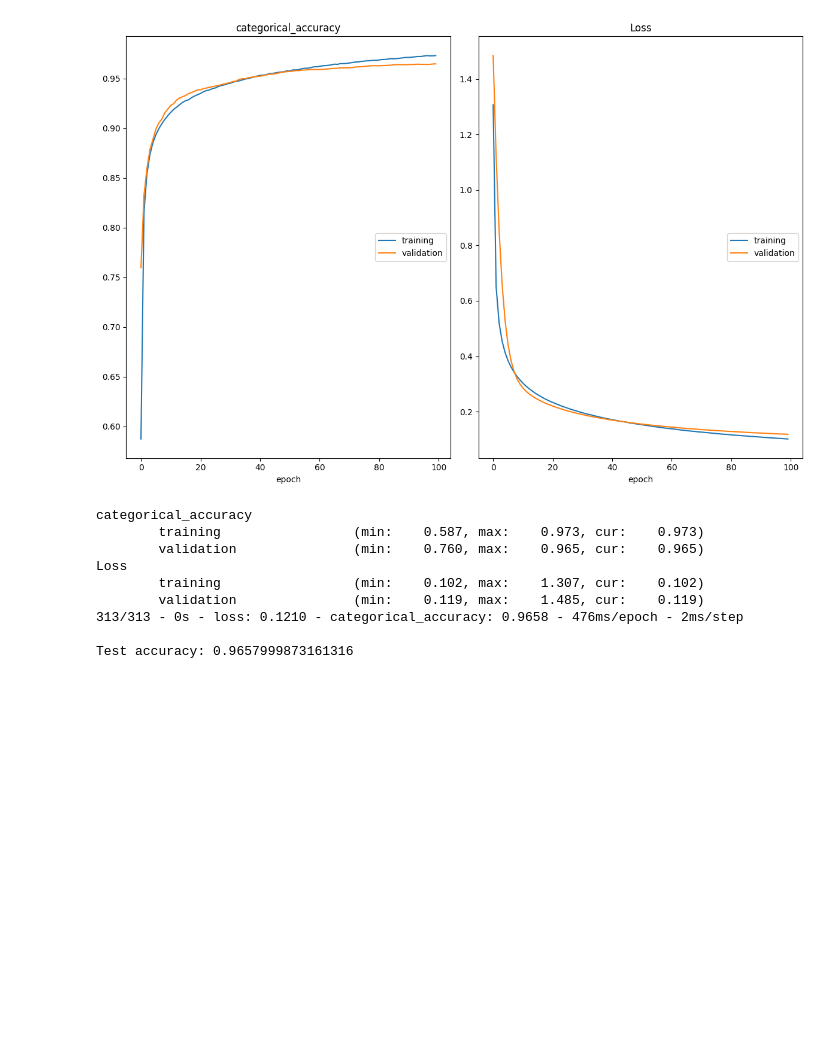
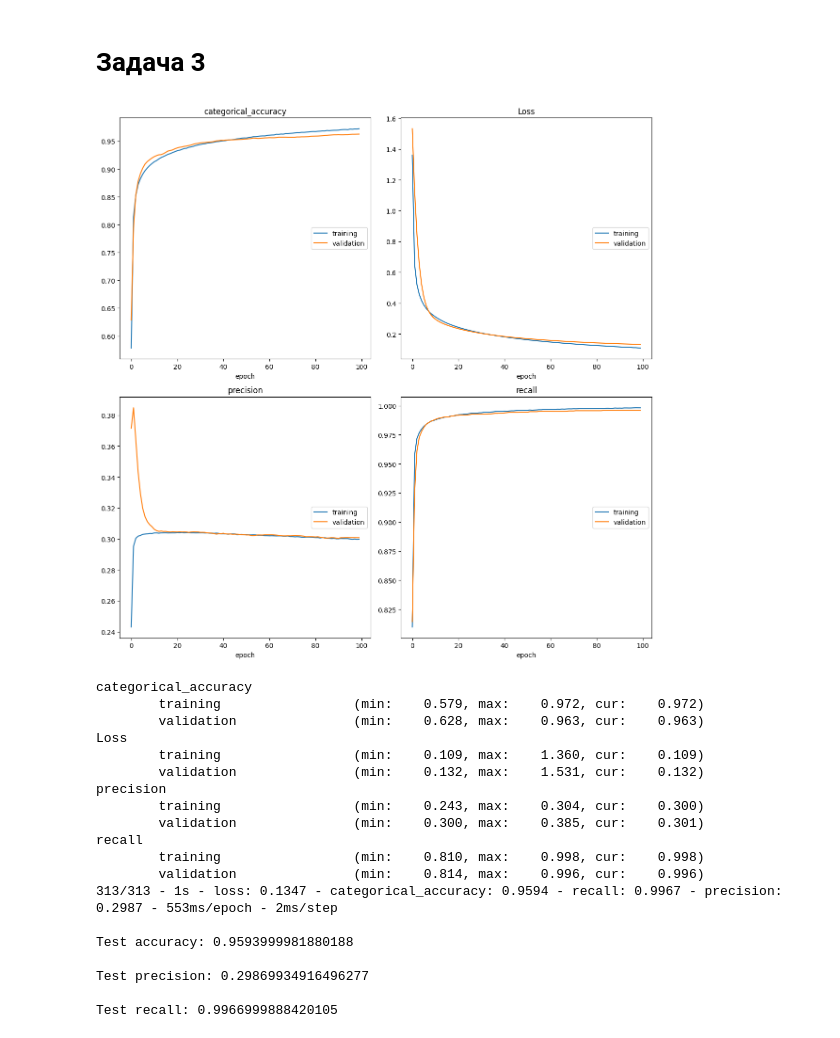
Before and after one commit to mav735/YandexLyceumML, a Jupyter notebook: seminar_5/task.ipynb, the cells around one changed output. Drawn from its saved outputs; the diff is of its cells as text; code cells hidden in the pictures; blank space fills up the shorter version.

```diff
--- a/seminar_5/task.ipynb
+++ b/seminar_5/task.ipynb
@@ -2,0 +17,12 @@
+# %%
+model = tf.keras.Sequential([
+    tf.keras.layers.Flatten(input_shape=(28, 28)),
+    tf.keras.layers.Dense(128, activation='relu'),
+    tf.keras.layers.BatchNormalization(),
+    tf.keras.layers.Dense(10)
+])
+
+model.compile(
+    optimizer='sgd',
+    loss=tf.keras.losses.CategoricalCrossentropy(from_logits=True),
+    metrics=['categorical_accuracy', tf.keras.metrics.Recall(), tf.keras.metrics.Precision()])
@@ -3,55 +52,55 @@
+# %% [markdown]
+# Задача 3
 # %%
-import tensorflow as tf
-from livelossplot import PlotLossesKeras
-
-model = tf.keras.Sequential([
-    tf.keras.layers.Flatten(input_shape=(28, 28)),
-    tf.keras.layers.Dense(128, activation='relu'),
-    tf.keras.layers.BatchNormalization(),
-    tf.keras.layers.Dense(10)
-])
-
-model.compile(optimizer='sgd',
-              loss=tf.keras.losses.CategoricalCrossentropy(from_logits=True),
-              metrics=['categorical_accuracy'])
-
-model.summary()
-
-mnist = tf.keras.datasets.mnist
-
 (x_train_full, y_train_full), (x_test, y_test) = mnist.load_data()
 x_train_full, x_test = x_train_full / 255.0, x_test / 255.0
 
-y_train_full_one_hot = tf.one_hot(y_train_full, 10)
-y_test_one_hot = tf.one_hot(y_test, 10)
+n_values = 10
+y_train_full_one_hot = tf.one_hot(y_train_full, n_values)
+y_test_one_hot = tf.one_hot(y_test, n_values)
 
+val_size = 0.1
 size = x_train_full.shape[0]
+batch = 1024
 x_val, y_val_one_hot = x_train_full[:int(size * 0.1)], y_train_full_one_hot[:int(size * 0.1)]
 x_train, y_train_one_hot = x_train_full[int(size * 0.1):], y_train_full_one_hot[int(size * 0.1):]
 
 train_dataset = tf.data.Dataset.from_tensor_slices((x_train, y_train_one_hot))
 train_dataset = train_dataset.shuffle(1024)
 train_dataset = train_dataset.batch(1024)
 
-val_dataset = tf.data.Dataset.from_tensor_slices((x_val, y_val_one_hot)).shuffle(1024).batch(1024)
+val_dataset = tf.data.Dataset.from_tensor_slices((x_val, y_val_one_hot))
+val_dataset = val_dataset.shuffle(1024)
+val_dataset = val_dataset.batch(1024)
 
-model.fit(train_dataset,
-          validation_data=val_dataset,
-          epochs=100,
-          callbacks=[PlotLossesKeras(),
-                     tf.keras.callbacks.EarlyStopping(monitor='loss', patience=3)], verbose=False)
+callback_ = tf.keras.callbacks.EarlyStopping(monitor='loss', patience=3)
 
-test_loss, test_acc = model.evaluate(x_test,  y_test_one_hot, verbose=2)
+model.fit(train_dataset, validation_data=val_dataset, epochs=100,
+          callbacks=[PlotLossesKeras(), callback_], verbose=False)
+
+test_loss, test_acc, test_recall, test_prec = model.evaluate(x_test,  y_test_one_hot, verbose=2)
 
 print('\nTest accuracy:', test_acc)
+print('\nTest precision:', test_prec)
+print('\nTest recall:', test_recall)
 # %% [output]
-[figure, old version]
+[figure, new version]
 categorical_accuracy
-        training                 (min:    0.587, max:    0.973, cur:    0.973)
-        validation               (min:    0.760, max:    0.965, cur:    0.965)
+        training                 (min:    0.579, max:    0.972, cur:    0.972)
+        validation               (min:    0.628, max:    0.963, cur:    0.963)
 Loss
-        training                 (min:    0.102, max:    1.307, cur:    0.102)
-        validation               (min:    0.119, max:    1.485, cur:    0.119)
-313/313 - 0s - loss: 0.1210 - categorical_accuracy: 0.9658 - 476ms/epoch - 2ms/step
+        training                 (min:    0.109, max:    1.360, cur:    0.109)
+        validation               (min:    0.132, max:    1.531, cur:    0.132)
+precision
+        training                 (min:    0.243, max:    0.304, cur:    0.300)
+        validation               (min:    0.300, max:    0.385, cur:    0.301)
+recall
+        training                 (min:    0.810, max:    0.998, cur:    0.998)
+        validation               (min:    0.814, max:    0.996, cur:    0.996)
+313/313 - 1s - loss: 0.1347 - categorical_accuracy: 0.9594 - recall: 0.9967 - precision: 0.2987 - 553ms/epoch - 2ms/step
 
-Test accuracy: 0.9657999873161316
+Test accuracy: 0.9593999981880188
+
+Test precision: 0.29869934916496277
+
+Test recall: 0.9966999888420105
```
Also changed, not shown: parts of 16 cells of this notebook.
